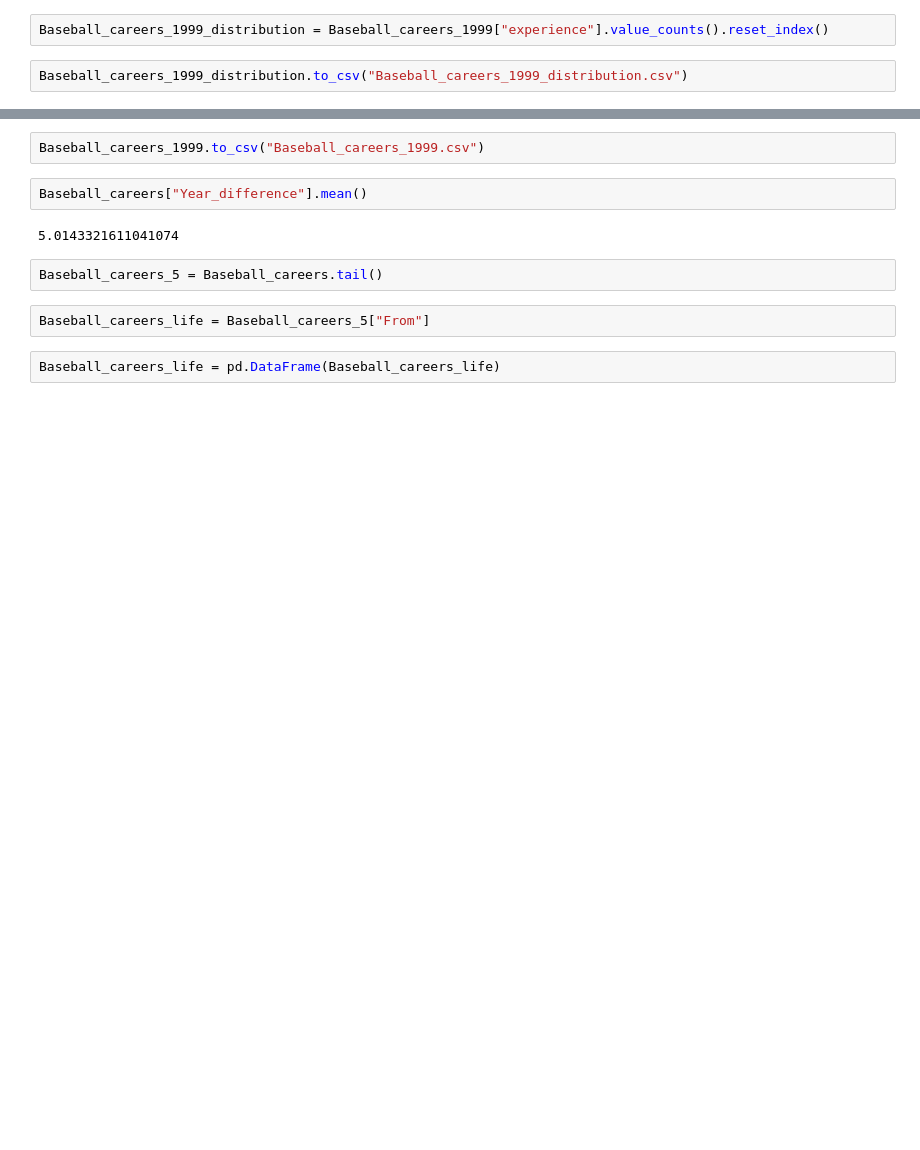
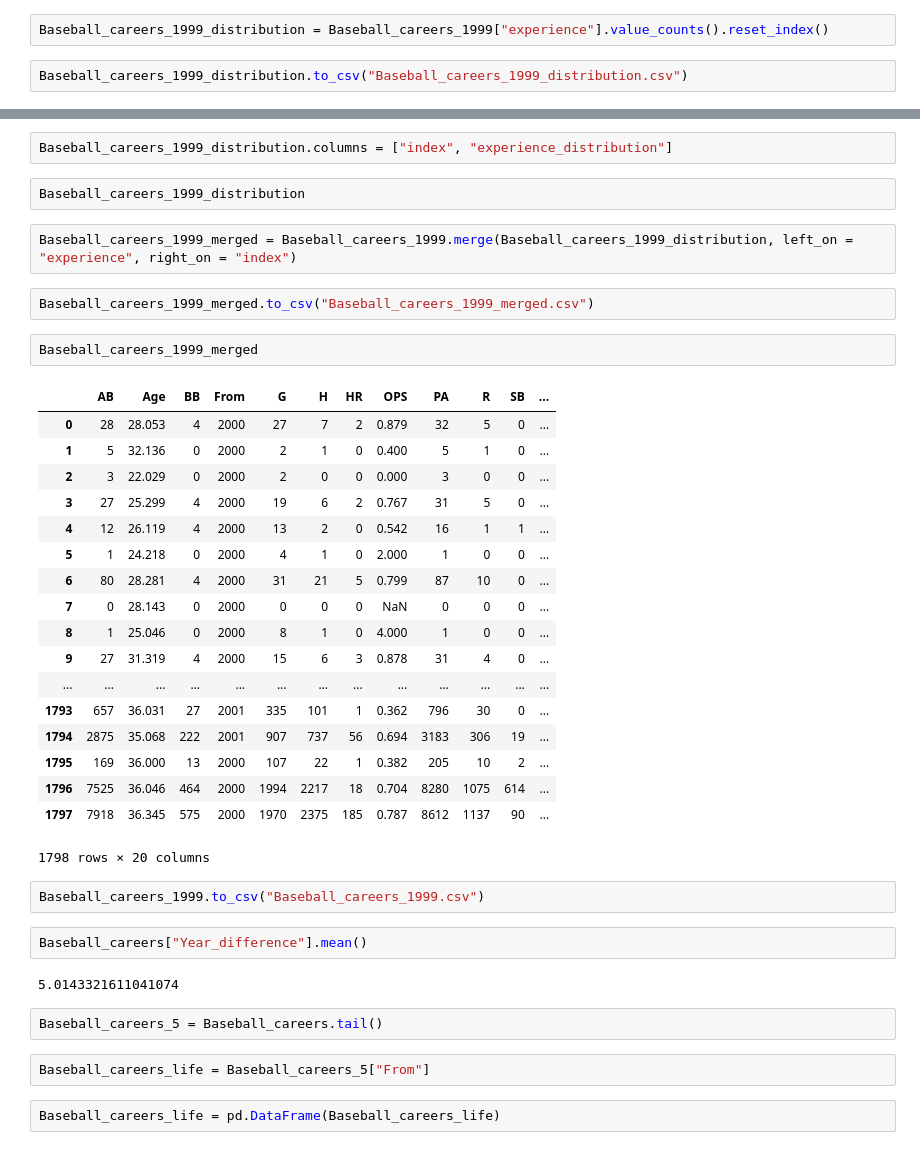
Before and after one commit to JulienAssouline/data-studios-projects, a Jupyter notebook: code/Baseball_life/Baseball life analysis.ipynb, the cells around one changed output, grey strips where cells are left out. Drawn from its saved outputs; the diff is of its cells as text; blank space fills up the shorter version.

```diff
--- a/code/Baseball_life/Baseball life analysis.ipynb
+++ b/code/Baseball_life/Baseball life analysis.ipynb
@@ -83,6 +120,35 @@ Baseball_careers_1999_distribution
 | 11 | 12 | 21 |
 | 12 | 13 | 8 |
 | 13 | 14 | 2 |
+# %%
+Baseball_careers_1999_distribution.columns = ["index", "experience_distribution"]
+# %%
+Baseball_careers_1999_distribution
+# %%
+Baseball_careers_1999_merged = Baseball_careers_1999.merge(Baseball_careers_1999_distribution, left_on = "experience", right_on = "index")
+# %%
+Baseball_careers_1999_merged.to_csv("Baseball_careers_1999_merged.csv")
+# %%
+Baseball_careers_1999_merged
+# %% [output]
+|  | AB | Age | BB | From | G | H | HR | OPS | PA | R | SB | ... |
+| 0 | 28 | 28.053 | 4 | 2000 | 27 | 7 | 2 | 0.879 | 32 | 5 | 0 | ... |
+| 1 | 5 | 32.136 | 0 | 2000 | 2 | 1 | 0 | 0.400 | 5 | 1 | 0 | ... |
+| 2 | 3 | 22.029 | 0 | 2000 | 2 | 0 | 0 | 0.000 | 3 | 0 | 0 | ... |
+| 3 | 27 | 25.299 | 4 | 2000 | 19 | 6 | 2 | 0.767 | 31 | 5 | 0 | ... |
+| 4 | 12 | 26.119 | 4 | 2000 | 13 | 2 | 0 | 0.542 | 16 | 1 | 1 | ... |
+| 5 | 1 | 24.218 | 0 | 2000 | 4 | 1 | 0 | 2.000 | 1 | 0 | 0 | ... |
+| 6 | 80 | 28.281 | 4 | 2000 | 31 | 21 | 5 | 0.799 | 87 | 10 | 0 | ... |
+| 7 | 0 | 28.143 | 0 | 2000 | 0 | 0 | 0 | NaN | 0 | 0 | 0 | ... |
+| 8 | 1 | 25.046 | 0 | 2000 | 8 | 1 | 0 | 4.000 | 1 | 0 | 0 | ... |
+| 9 | 27 | 31.319 | 4 | 2000 | 15 | 6 | 3 | 0.878 | 31 | 4 | 0 | ... |
+| ... | ... | ... | ... | ... | ... | ... | ... | ... | ... | ... | ... | ... |
+| 1793 | 657 | 36.031 | 27 | 2001 | 335 | 101 | 1 | 0.362 | 796 | 30 | 0 | ... |
+| 1794 | 2875 | 35.068 | 222 | 2001 | 907 | 737 | 56 | 0.694 | 3183 | 306 | 19 | ... |
+| 1795 | 169 | 36.000 | 13 | 2000 | 107 | 22 | 1 | 0.382 | 205 | 10 | 2 | ... |
+| 1796 | 7525 | 36.046 | 464 | 2000 | 1994 | 2217 | 18 | 0.704 | 8280 | 1075 | 614 | ... |
+| 1797 | 7918 | 36.345 | 575 | 2000 | 1970 | 2375 | 185 | 0.787 | 8612 | 1137 | 90 | ... |
+1798 rows × 20 columns
 # %%
 Baseball_careers_1999.to_csv("Baseball_careers_1999.csv")
 # %%
```
Also changed, not shown: parts of 4 cells of this notebook, 5 other files.
